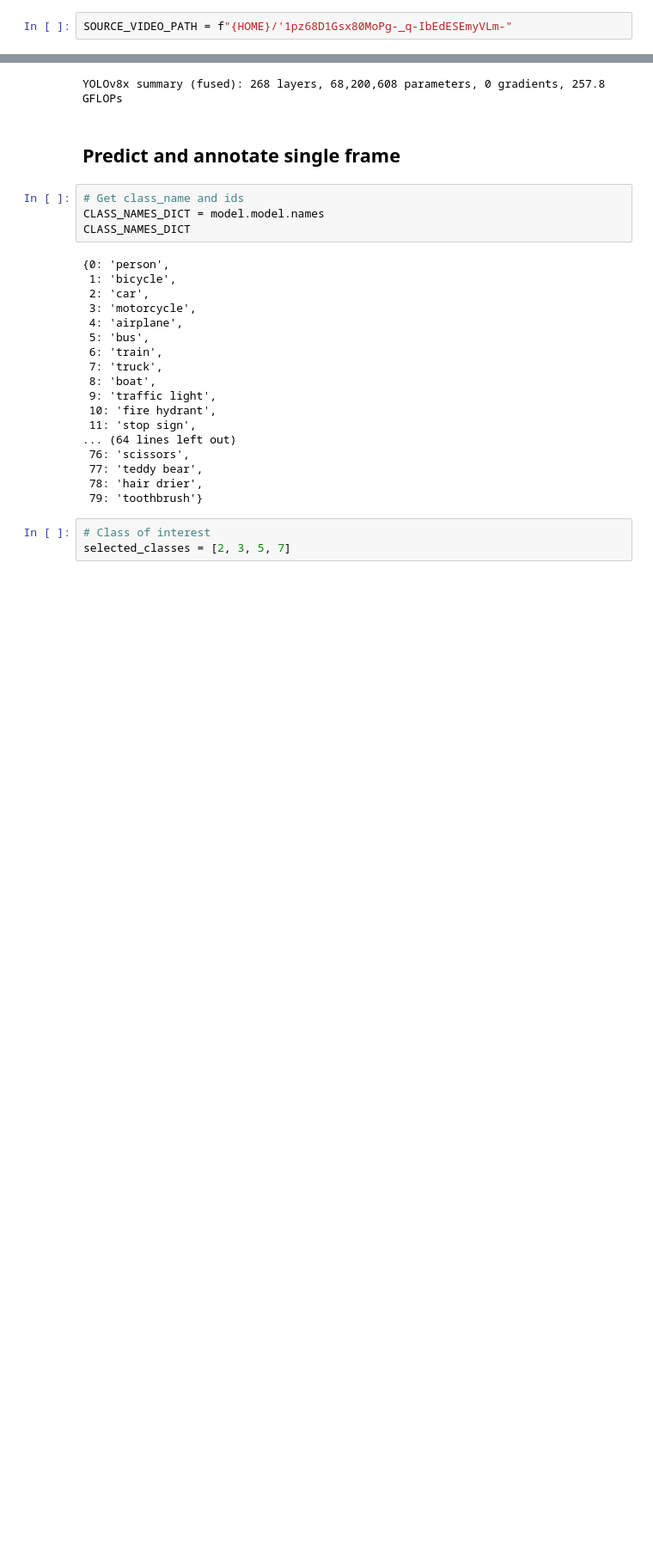
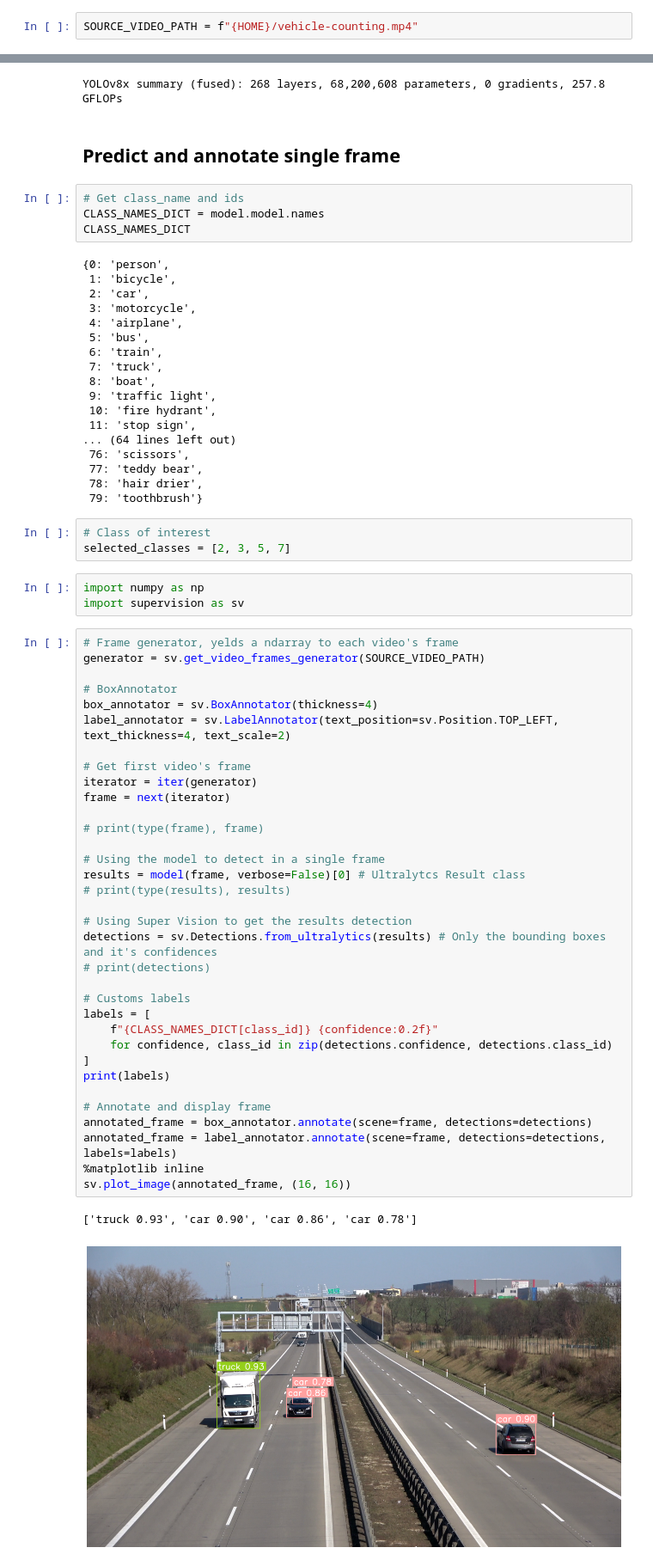
Before and after one commit to Weverton-Vitor/car-counting-yolo, a Jupyter notebook: Counting_car_using_YOLO_and_Super_Vision.ipynb, the cells around one changed output, grey strips where cells are left out. Shown at 86% size. Drawn from its saved outputs; the diff is of its cells as text; blank space fills up the shorter version.

Commit message:
Make and annotate prediction in a single frame

```diff
--- a/Counting_car_using_YOLO_and_Super_Vision.ipynb
+++ b/Counting_car_using_YOLO_and_Super_Vision.ipynb
@@ -45,7 +49,7 @@ Downloading...
 From: https://drive.google.com/uc?id=1pz68D1Gsx80MoPg-_q-IbEdESEmyVLm-
 To: /content/vehicle-counting.mp4
 # %%
-SOURCE_VIDEO_PATH = f"{HOME}/'1pz68D1Gsx80MoPg-_q-IbEdESEmyVLm-"
+SOURCE_VIDEO_PATH = f"{HOME}/vehicle-counting.mp4"
 # %% [markdown]
 ## Install YOLOv8
 # %%
@@ -109,3 +110,43 @@ CLASS_NAMES_DICT
 # %%
 # Class of interest
 selected_classes = [2, 3, 5, 7]
+# %%
+import numpy as np
+import supervision as sv
+# %%
+# Frame generator, yelds a ndarray to each video's frame
+generator = sv.get_video_frames_generator(SOURCE_VIDEO_PATH)
+
+# BoxAnnotator
+box_annotator = sv.BoxAnnotator(thickness=4)
+label_annotator = sv.LabelAnnotator(text_position=sv.Position.TOP_LEFT, text_thickness=4, text_scale=2)
+
+# Get first video's frame
+iterator = iter(generator)
+frame = next(iterator)
+
+# print(type(frame), frame)
+
+# Using the model to detect in a single frame
+results = model(frame, verbose=False)[0] # Ultralytcs Result class
+# print(type(results), results)
+
+# Using Super Vision to get the results detection
+detections = sv.Detections.from_ultralytics(results) # Only the bounding boxes and it's confidences
+# print(detections)
+
+# Customs labels
+labels = [
+    f"{CLASS_NAMES_DICT[class_id]} {confidence:0.2f}"
+    for confidence, class_id in zip(detections.confidence, detections.class_id)
+]
+print(labels)
+
+# Annotate and display frame
+annotated_frame = box_annotator.annotate(scene=frame, detections=detections)
+annotated_frame = label_annotator.annotate(scene=frame, detections=detections, labels=labels)
+%matplotlib inline
+sv.plot_image(annotated_frame, (16, 16))
+# %% [output]
+['truck 0.93', 'car 0.90', 'car 0.86', 'car 0.78']
+[figure, added]
```
Also changed, not shown: parts of 6 cells of this notebook.
